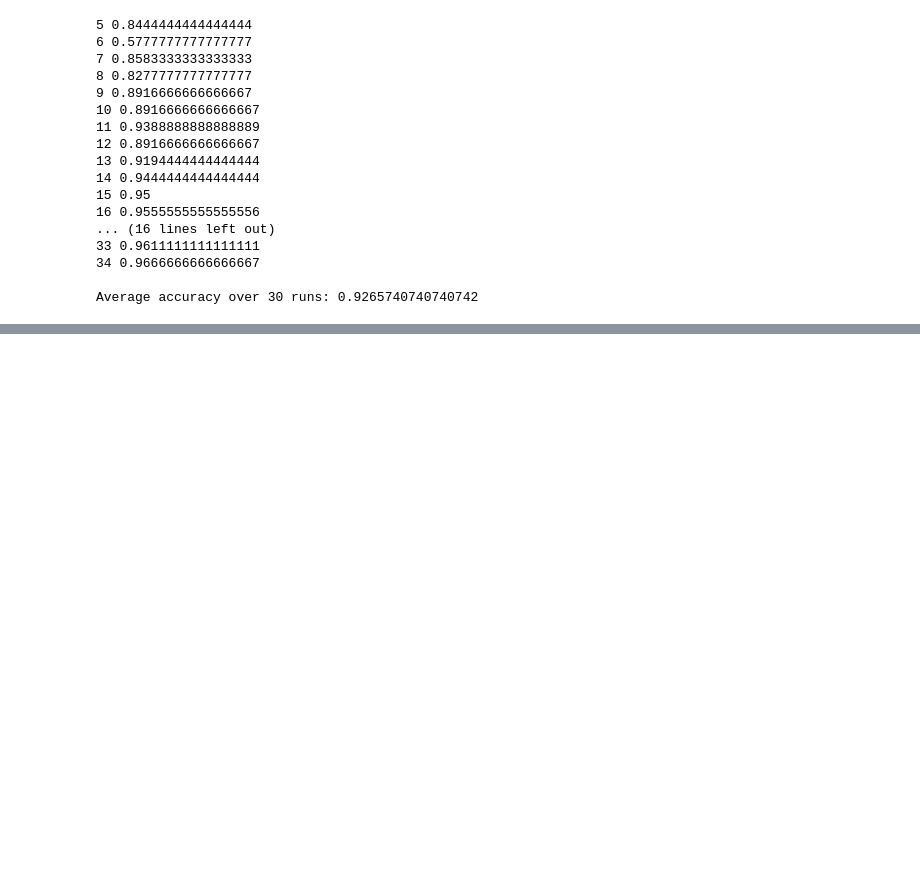
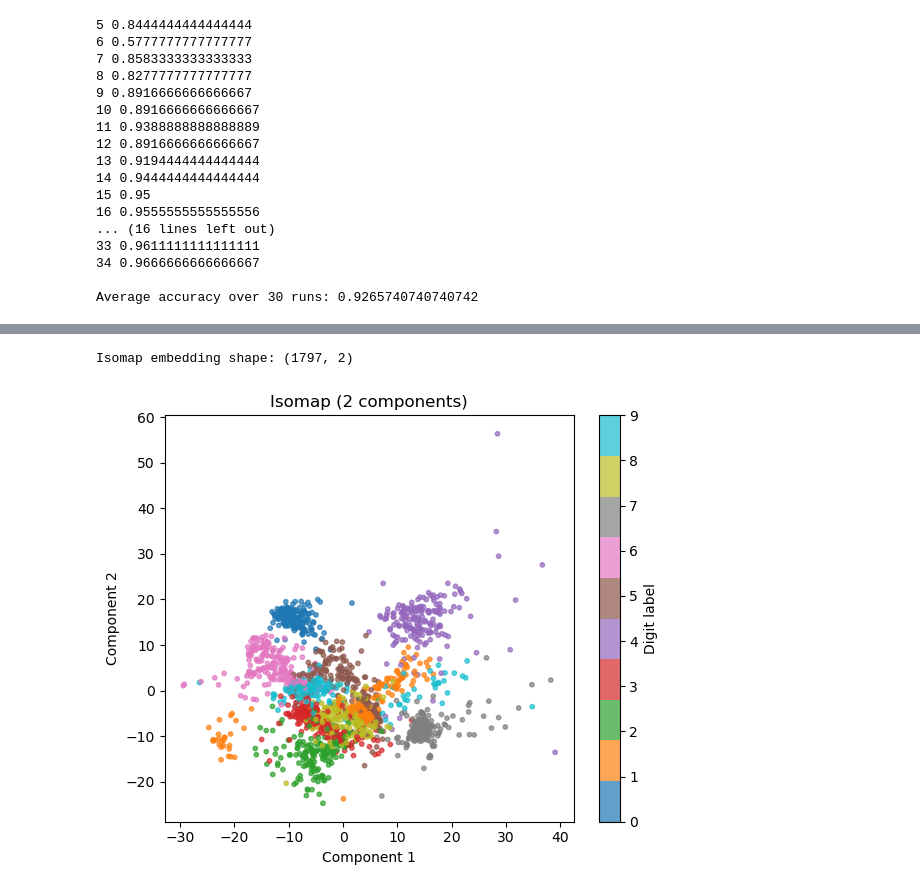
Before and after one commit to jaredlevengood/Neural-Network-Digit-Classification, a Jupyter notebook: DSCI_Exercise1.ipynb, the cells around one changed output, grey strips where cells are left out. Drawn from its saved outputs; the diff is of its cells as text; code cells hidden in the pictures; blank space fills up the shorter version.

```diff
--- a/DSCI_Exercise1.ipynb
+++ b/DSCI_Exercise1.ipynb
@@ -123,0 +197,13 @@ Average accuracy over 30 runs: 0.9265740740740742
+# %%
+isomap = Isomap(
+    n_components=2,
+    n_neighbors=10      # how many neighbors to use in the graph
+)
+
+X_isomap = isomap.fit_transform(X_scaled)
+
+print("Isomap embedding shape:", X_isomap.shape)
+plot_embedding(X_isomap, y, "Isomap (2 components)")
+# %% [output]
+Isomap embedding shape: (1797, 2)
+[figure, added]
```
Also changed, not shown: parts of 10 cells of this notebook.
